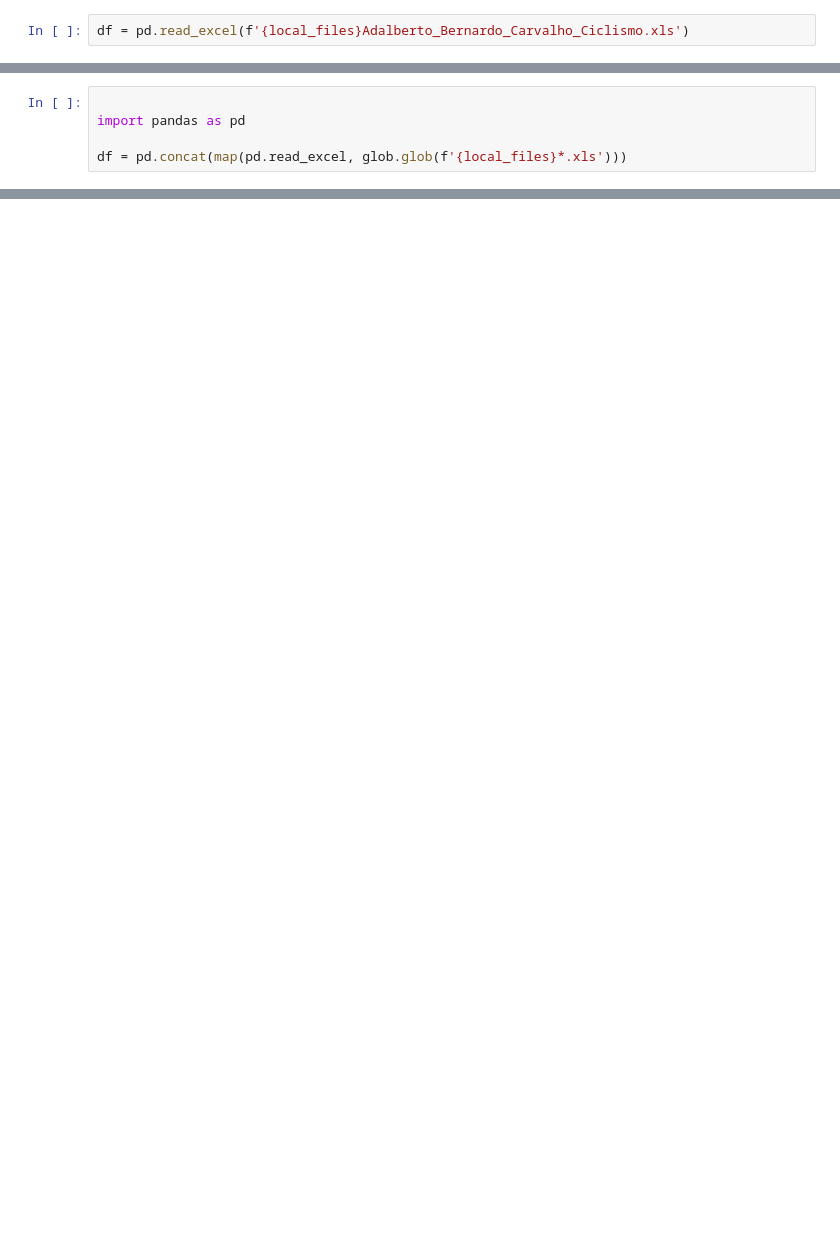
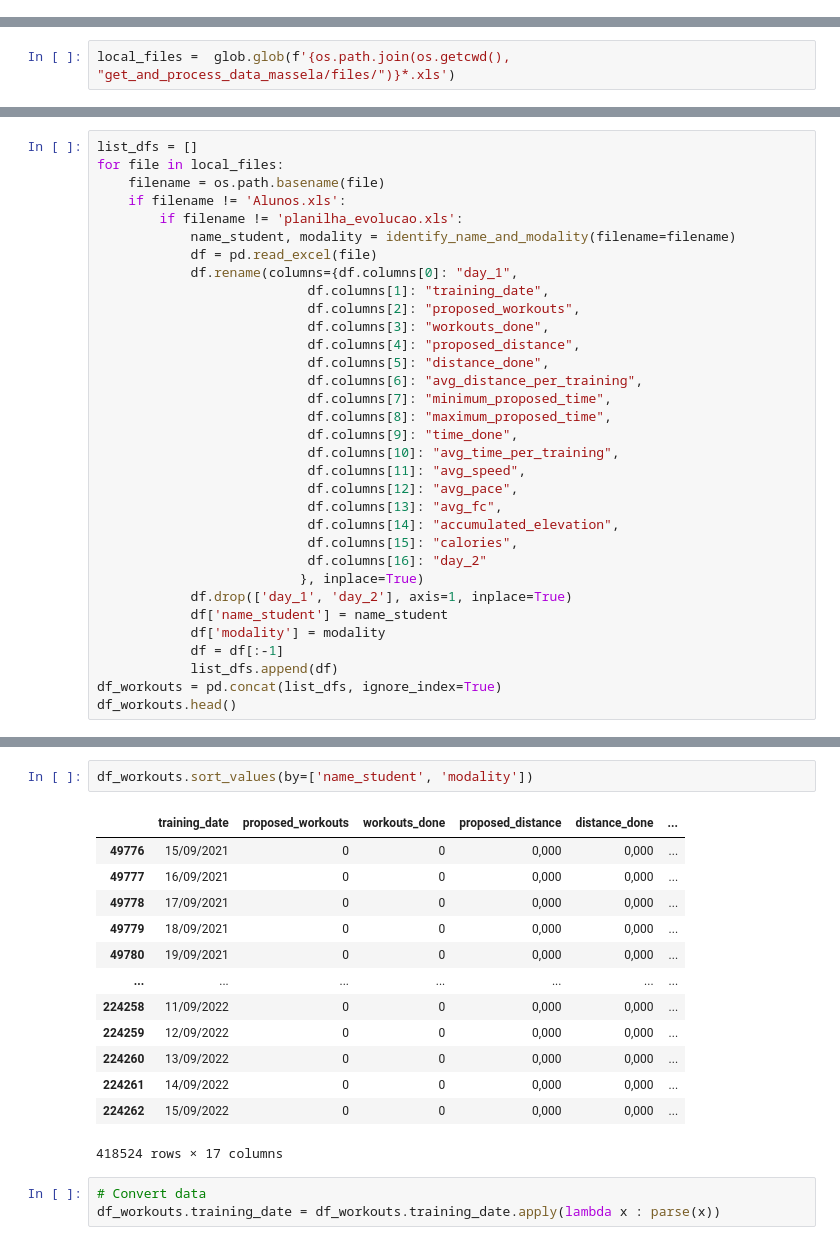
Before and after one commit to dieinimymaganha/get-and-process-data-massela, a Jupyter notebook: data processing.ipynb, the cells around one changed output, grey strips where cells are left out. Drawn from its saved outputs; the diff is of its cells as text; blank space fills up the shorter version.

```diff
--- a/data processing.ipynb
+++ b/data processing.ipynb
@@ -87,2 +0,0 @@ AttributeError: 'NoneType' object has no attribute 'replace'
-# %%
-df = pd.read_excel(f'{local_files}Adalberto_Bernardo_Carvalho_Ciclismo.xls')
@@ -109,5 +0,0 @@ df
-# %%
-
-import pandas as pd
-
-df = pd.concat(map(pd.read_excel, glob.glob(f'{local_files}*.xls')))
@@ -129,0 +171,2 @@ df
+# %%
+local_files =  glob.glob(f'{os.path.join(os.getcwd(), "get_and_process_data_massela/files/")}*.xls')
@@ -129,0 +177,33 @@ df
+# %%
+list_dfs = []
+for file in local_files:
+    filename = os.path.basename(file)
+    if filename != 'Alunos.xls':
+        if filename != 'planilha_evolucao.xls':
+            name_student, modality = identify_name_and_modality(filename=filename)
+            df = pd.read_excel(file)
+            df.rename(columns={df.columns[0]: "day_1",
+                           df.columns[1]: "training_date",
+                           df.columns[2]: "proposed_workouts",
+                           df.columns[3]: "workouts_done",
+                           df.columns[4]: "proposed_distance",
+                           df.columns[5]: "distance_done",
+                           df.columns[6]: "avg_distance_per_training",
+                           df.columns[7]: "minimum_proposed_time",
+                           df.columns[8]: "maximum_proposed_time",
+                           df.columns[9]: "time_done",
+                           df.columns[10]: "avg_time_per_training",
+                           df.columns[11]: "avg_speed",
+                           df.columns[12]: "avg_pace",
+                           df.columns[13]: "avg_fc",
+                           df.columns[14]: "accumulated_elevation",
+                           df.columns[15]: "calories",
+                           df.columns[16]: "day_2"
+                          }, inplace=True)
+            df.drop(['day_1', 'day_2'], axis=1, inplace=True)
+            df['name_student'] = name_student
+            df['modality'] = modality
+            df = df[:-1]
+            list_dfs.append(df)
+df_workouts = pd.concat(list_dfs, ignore_index=True)
+df_workouts.head()
@@ -129,0 +217,19 @@ df
+# %%
+df_workouts.sort_values(by=['name_student', 'modality'])
+# %% [output]
+|  | training_date | proposed_workouts | workouts_done | proposed_distance | distance_done | ... |
+| 49776 | 15/09/2021 | 0 | 0 | 0,000 | 0,000 | ... |
+| 49777 | 16/09/2021 | 0 | 0 | 0,000 | 0,000 | ... |
+| 49778 | 17/09/2021 | 0 | 0 | 0,000 | 0,000 | ... |
+| 49779 | 18/09/2021 | 0 | 0 | 0,000 | 0,000 | ... |
+| 49780 | 19/09/2021 | 0 | 0 | 0,000 | 0,000 | ... |
+| ... | ... | ... | ... | ... | ... | ... |
+| 224258 | 11/09/2022 | 0 | 0 | 0,000 | 0,000 | ... |
+| 224259 | 12/09/2022 | 0 | 0 | 0,000 | 0,000 | ... |
+| 224260 | 13/09/2022 | 0 | 0 | 0,000 | 0,000 | ... |
+| 224261 | 14/09/2022 | 0 | 0 | 0,000 | 0,000 | ... |
+| 224262 | 15/09/2022 | 0 | 0 | 0,000 | 0,000 | ... |
+418524 rows × 17 columns
+# %%
+# Convert data
+df_workouts.training_date = df_workouts.training_date.apply(lambda x : parse(x))
```
Also changed, not shown: parts of 59 cells of this notebook, 9 other files.
